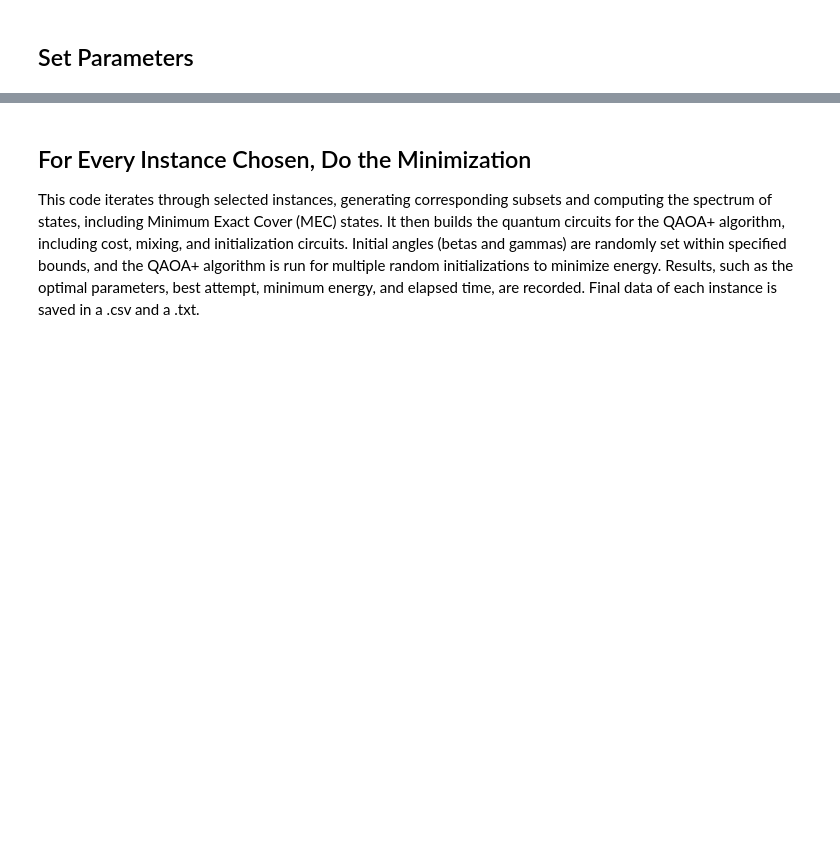
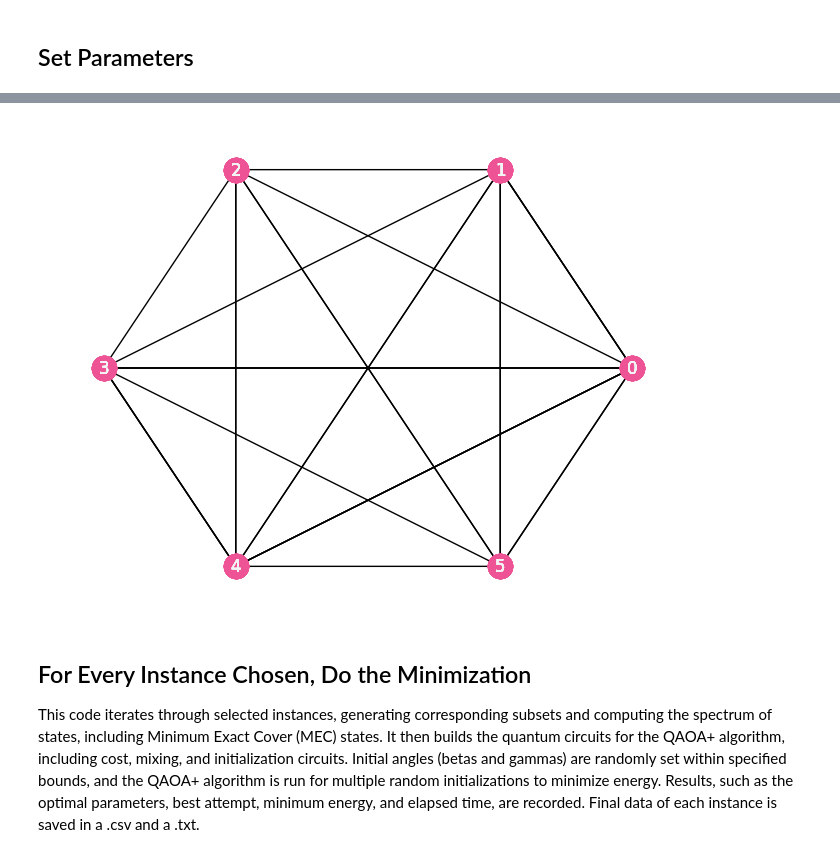
Before and after one commit to auroramugnai/Minimum-Exact-Cover-Problem, a Jupyter notebook: MECP_with-QAOA/QAOA_random_parameters.ipynb, the cells around one changed output, grey strips where cells are left out. Saved outputs shown, nothing was run; the diff lists cells and outputs as text; code cells hidden in the pictures; blank space fills up the shorter version.

```diff
--- a/MECP_with-QAOA/QAOA_random_parameters.ipynb
+++ b/MECP_with-QAOA/QAOA_random_parameters.ipynb
@@ -68 +68,72 @@ Chosen instances, default is [1, ..., 10] (Give a list please!):  [4]
 Choice for L, to compute k as L/(min_length * n). Give a list specifying L for every instance chosen please. [3]
+# %%
+def build_instance_graph(subsets, verbose=False, draw_graph=False):
+    """
+    Builds a graph representation of the instance, where each subset is a node, and edges represent
+    non-zero intersections between subsets. Optionally, it can draw the graph and print additional details.
+
+    Parameters
+    ----------
+        subsets (list of sets): List of sets defining the instance.
+            Each set represents a subset of the instance.
+        verbose (bool): If True, prints additional information such as subset lengths and valencies.
+        draw_graph (bool): If True, draws the graph using matplotlib.
+
+    Return
+    ------
+        list_of_intersections (list of lists): A list containing lists of intersections for each subset.
+            Each list contains the indices of subsets that have a non-zero intersection with the current subset.
+
+    """
+    n = len(subsets)
+
+    ### Build the graph of the instance
+    # Generate edges based on the intersections between the sets in the subsets list
+    edges = edges_from_sets(subsets)
+
+    # Create a graph object
+    G = rx.PyGraph()
+
+    # Add nodes to the graph (one for each subset)
+    G.add_nodes_from([i for i in range(1, n+1)])
+
+    # Extend the graph with edges based on intersections
+    G.extend_from_edge_list(edges)
+
+    # G.remove_node(0)  # (Optional) This line seems to be commented out, possibly removing the first node
+
+    # Draw the graph if requested
+    if draw_graph:
+        mpl_draw(
+            G, pos=rx.circular_layout(G), with_labels=True, node_color="#EE5396", font_color="#F4F4F4"
+        )
+
+    ### Find the list of intersections
+    # For every subset, find the subsets it has a non-zero intersection with
+    list_of_intersections = find_intersections_lists(subsets)
+
+    # Optional: Print intersections if needed (currently commented out)
+    # for i,l in enumerate(list_of_intersections):
+    #     print(f"Set #{i} intersections:", l)
+    # print("list_of_intersections", list_of_intersections)
+
+    if verbose:
+        ### Find the lengths of each subset (i.e., the number of elements in each subset)
+        lengths = [len(s) for s in subsets]
+        # print("lengths: ", lengths)
+        # print("mean length: ", np.mean(lengths))
+
+        ### Find the valencies for each subset (i.e., the number of subsets it intersects with)
+        valencies = [len(x) for x in list_of_intersections]
+        print("valencies: ", valencies)
+        print("mean valency: ", np.mean(valencies))
+
+    return list_of_intersections
+n = 6
+
+for instance in range(1, 11):
+    print(f"--{instance}---")
+    U, subsets_dict = define_instance(n, instance, verbose=False)
+    subsets = list(subsets_dict.values())
+    build_instance_graph(subsets, verbose=True, draw_graph=True)
+# %% [output]
@@ -69,3 +157,4 @@ Choice for L, to compute k as L/(min_length * n). Give a list specifying L for e
+[figure, added]
 # %% [markdown]
 ## For Every Instance Chosen, Do the Minimization
 This code iterates through selected instances, generating corresponding subsets and computing the spectrum of states, including Minimum Exact Cover (MEC) states. It then builds the quantum circuits for the QAOA+ algorithm, including cost, mixing, and initialization circuits. Initial angles (betas and gammas) are randomly set within specified bounds, and the QAOA+ algorithm is run for multiple random initializations to minimize energy. Results, such as the optimal parameters, best attempt, minimum energy, and elapsed time, are recorded. Final data of each instance is saved in a .csv and a .txt.
```
Also changed, not shown: parts of 3 cells of this notebook, 4 other files.
